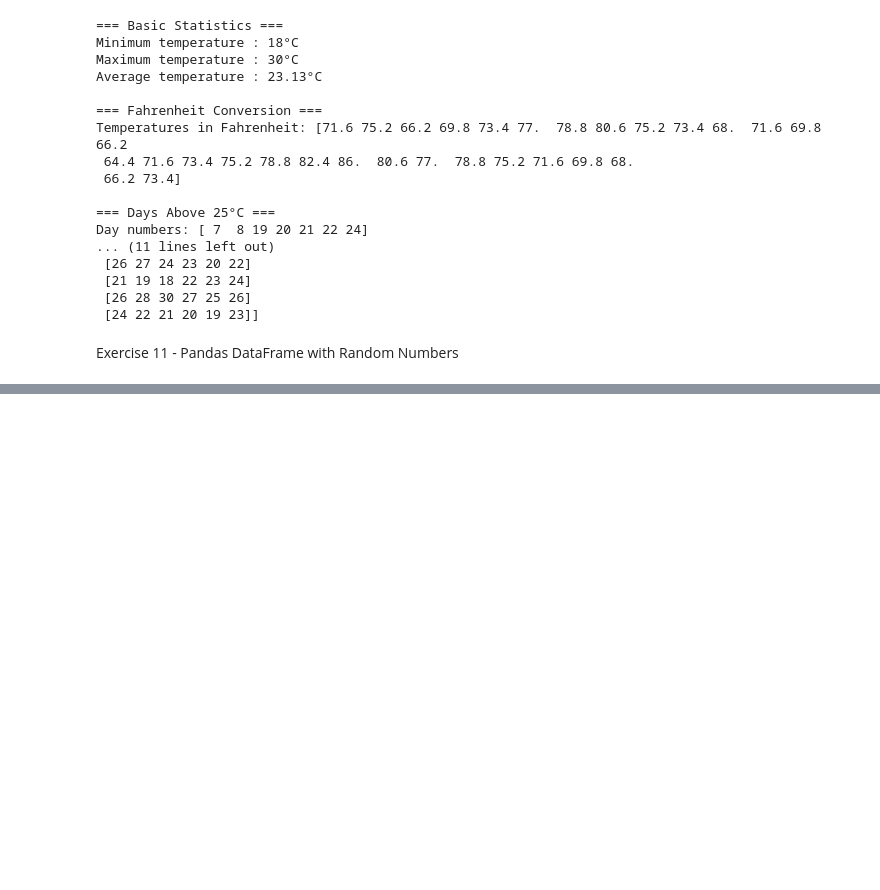
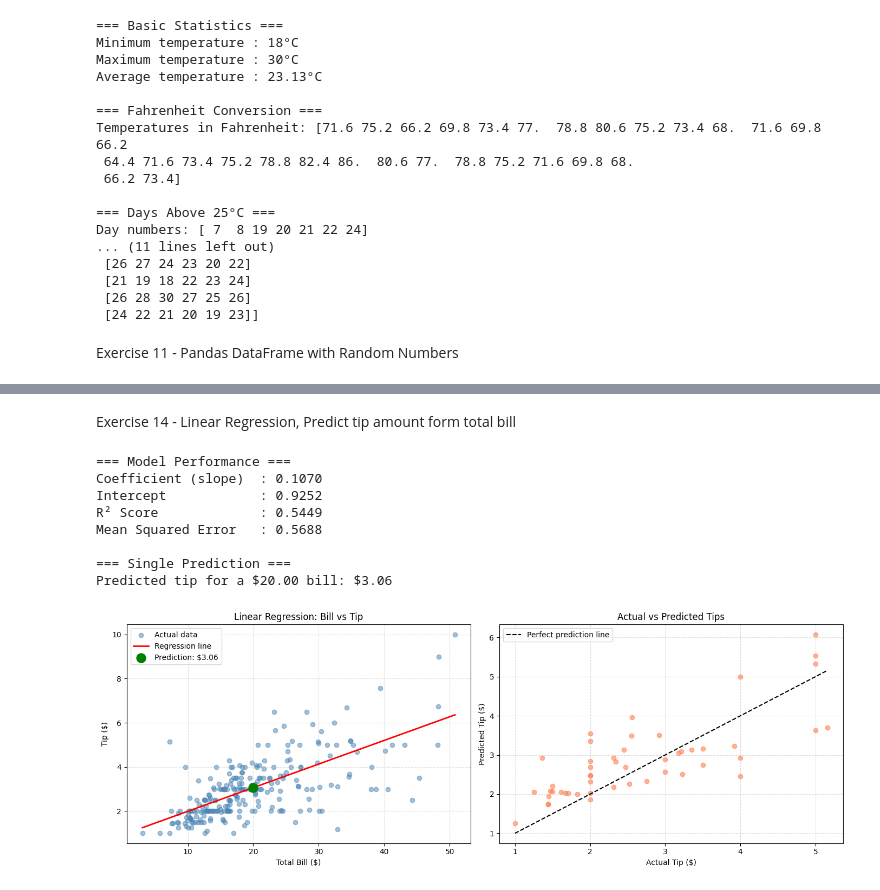
Before and after one commit to roshanashraf09/jupyter_notebook_coursework, a Jupyter notebook: course_work.ipynb, the cells around one changed output, grey strips where cells are left out. Saved outputs shown, nothing was run; the diff lists cells and outputs as text; code cells hidden in the pictures; blank space fills up the shorter version.

```diff
--- a/course_work.ipynb
+++ b/course_work.ipynb
@@ -259,0 +380,78 @@ memory usage: 200.0+ bytes
+# %% [markdown]
+Exercise 14 - Linear Regression, Predict tip amount form total bill
+# %%
+import seaborn as sns
+import numpy as np
+import matplotlib.pyplot as plt
+from sklearn.linear_model import LinearRegression
+from sklearn.model_selection import train_test_split
+from sklearn.metrics import mean_squared_error, r2_score
+
+tips = sns.load_dataset("tips")
+
+X = tips[["total_bill"]]
+y = tips["tip"]
+
+X_train, X_test, y_train, y_test = train_test_split(
+    X, y, test_size=0.2, random_state=42
+)
+
+model = LinearRegression()
+model.fit(X_train, y_train)
+
+y_pred = model.predict(X_test)
+
+print("=== Model Performance ===")
+print(f"Coefficient (slope)  : {model.coef_[0]:.4f}")
+print(f"Intercept            : {model.intercept_:.4f}")
+print(f"R² Score             : {r2_score(y_test, y_pred):.4f}")
+print(f"Mean Squared Error   : {mean_squared_error(y_test, y_pred):.4f}")
+
+single_bill = [[20.00]]
+predicted_tip = model.predict(single_bill)
+print(f"\n=== Single Prediction ===")
+print(f"Predicted tip for a ${single_bill[0][0]:.2f} bill: ${predicted_tip[0]:.2f}")
+
+fig, axes = plt.subplots(1, 2, figsize=(14, 5))
+
+#Plot 1
+axes[0].scatter(tips["total_bill"], tips["tip"],
+                alpha=0.5, color="steelblue", label="Actual data")
+
+x_line = np.linspace(tips["total_bill"].min(), tips["total_bill"].max(), 100).reshape(-1, 1)
+axes[0].plot(x_line, model.predict(x_line),
+             color="red", linewidth=2, label="Regression line")
+
+axes[0].scatter(single_bill, predicted_tip,
+                color="green", s=150, zorder=5,
+                label=f"Prediction: ${predicted_tip[0]:.2f}")
+
+axes[0].set_xlabel("Total Bill ($)")
+axes[0].set_ylabel("Tip ($)")
+axes[0].set_title("Linear Regression: Bill vs Tip")
+axes[0].legend()
+axes[0].grid(True, linestyle="--", alpha=0.4)
+
+#Plot 2
+axes[1].scatter(y_test, y_pred, alpha=0.6, color="coral")
+axes[1].plot([y_test.min(), y_test.max()],
+             [y_test.min(), y_test.max()],
+             "k--", linewidth=1.5, label="Perfect prediction line")
+axes[1].set_xlabel("Actual Tip ($)")
+axes[1].set_ylabel("Predicted Tip ($)")
+axes[1].set_title("Actual vs Predicted Tips")
+axes[1].legend()
+axes[1].grid(True, linestyle="--", alpha=0.4)
+
+plt.tight_layout()
+plt.show()
+# %% [output]
+=== Model Performance ===
+Coefficient (slope)  : 0.1070
+Intercept            : 0.9252
+R² Score             : 0.5449
+Mean Squared Error   : 0.5688
+
+=== Single Prediction ===
+Predicted tip for a $20.00 bill: $3.06
+[figure, added]
```
Also changed, not shown: parts of 16 cells of this notebook, 33 other files.
